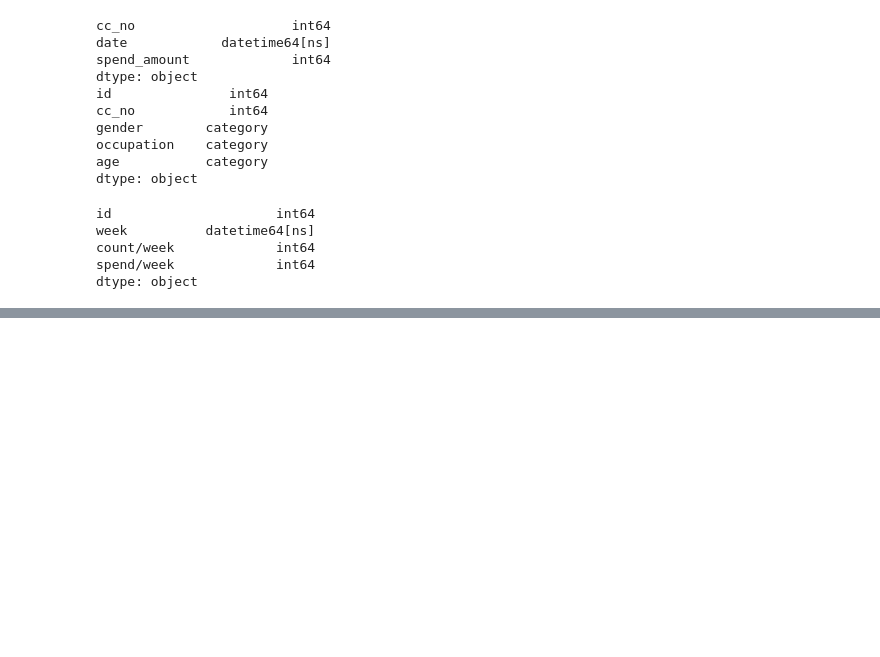
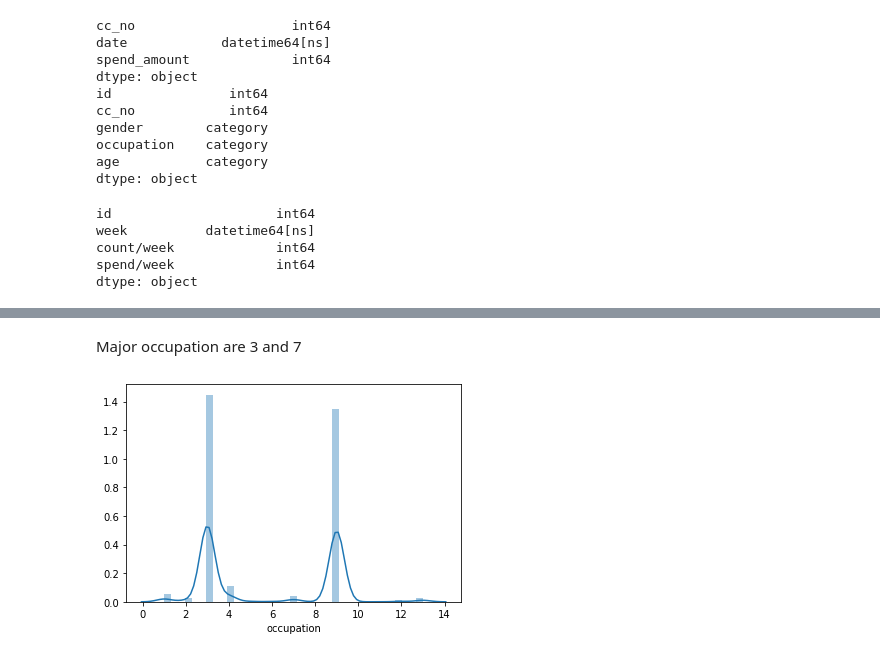
Before and after one commit to beam11221/Tech-Jam, a Jupyter notebook: Notebook.ipynb, the cells around one changed output, grey strips where cells are left out. Drawn from its saved outputs; the diff is of its cells as text; code cells hidden in the pictures; blank space fills up the shorter version.

```diff
--- a/Notebook.ipynb
+++ b/Notebook.ipynb
@@ -92,0 +144,6 @@ dtype: object
+# %% [markdown]
+Major occupation are 3 and 7
+# %%
+p1=sb.distplot(data.dropna().occupation)
+# %% [output]
+[figure, added]
```
Also changed, not shown: parts of 26 cells of this notebook.
